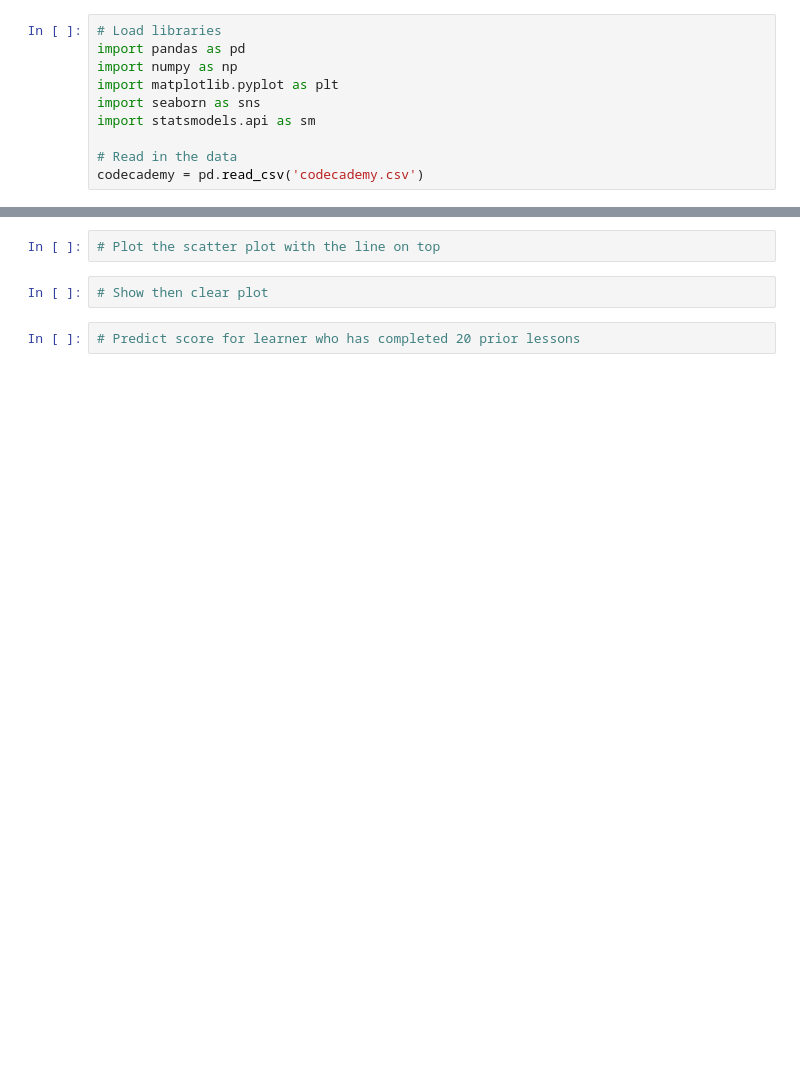
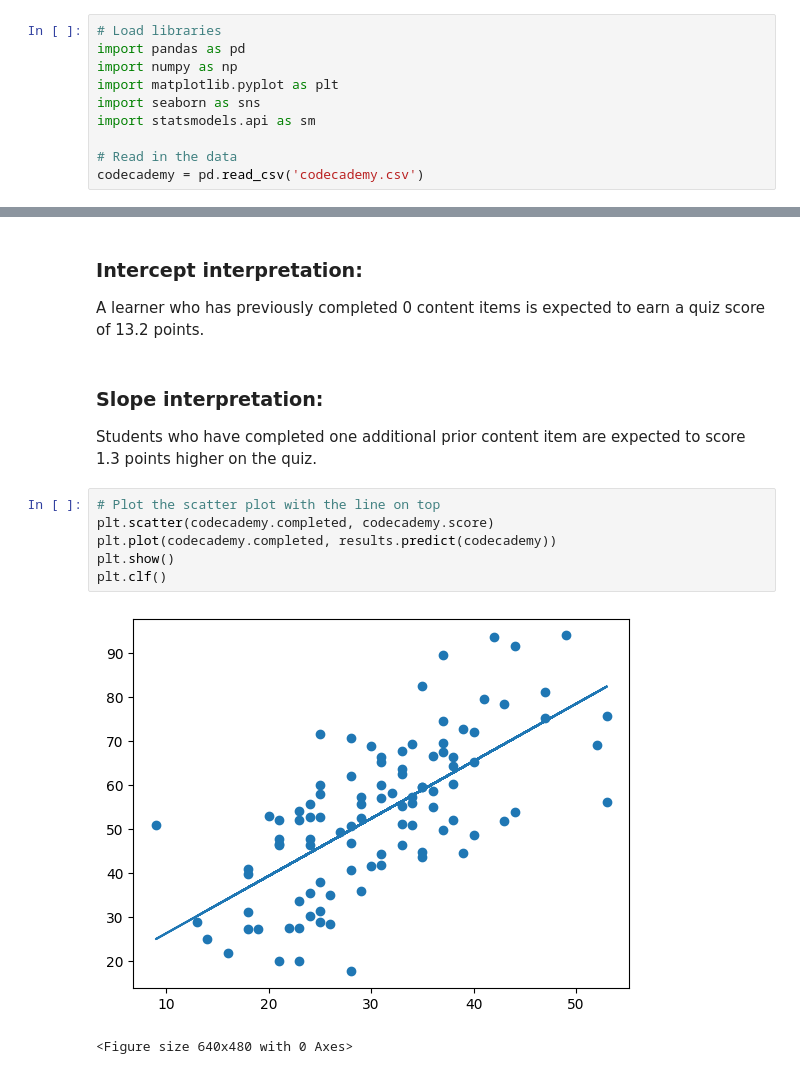
Before and after one commit to edegan-furb/codecademy-ds-ml, a Jupyter notebook: python-linear-regression-intro/review.ipynb, the cells around one changed output, grey strips where cells are left out. Cells and saved outputs as stored; diff of their text form; blank space fills up the shorter version.

```diff
--- a/python-linear-regression-intro/review.ipynb
+++ b/python-linear-regression-intro/review.ipynb
@@ -23,6 +38,15 @@ codecademy = pd.read_csv('codecademy.csv')
+# %% [markdown]
+### Intercept interpretation:
+A learner who has previously completed 0 content items is expected to earn a quiz score of 13.2 points.
+# %% [markdown]
+### Slope interpretation:
+Students who have completed one additional prior content item are expected to score 1.3 points higher on the quiz.
 # %%
 # Plot the scatter plot with the line on top
+plt.scatter(codecademy.completed, codecademy.score)
+plt.plot(codecademy.completed, results.predict(codecademy))
+plt.show()
+plt.clf()
+# %% [output]
+[figure, added]
+<Figure size 640x480 with 0 Axes>
-# %%
-# Show then clear plot
-# %%
-# Predict score for learner who has completed 20 prior lessons
```
Also changed, not shown: parts of 18 cells of this notebook.
